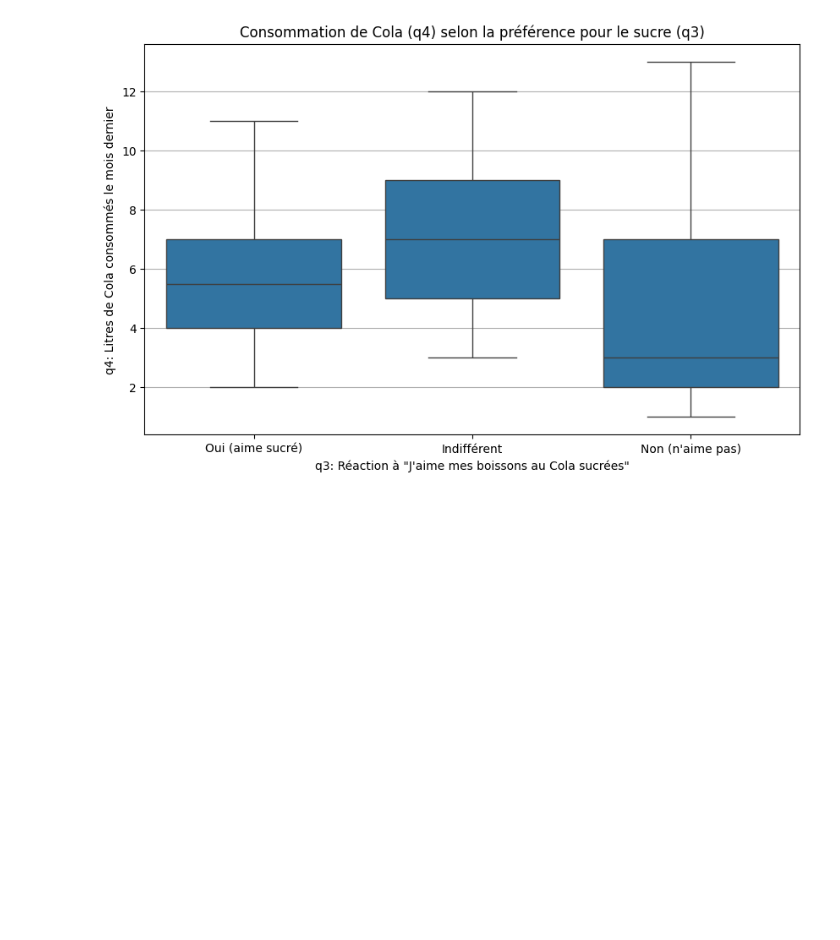
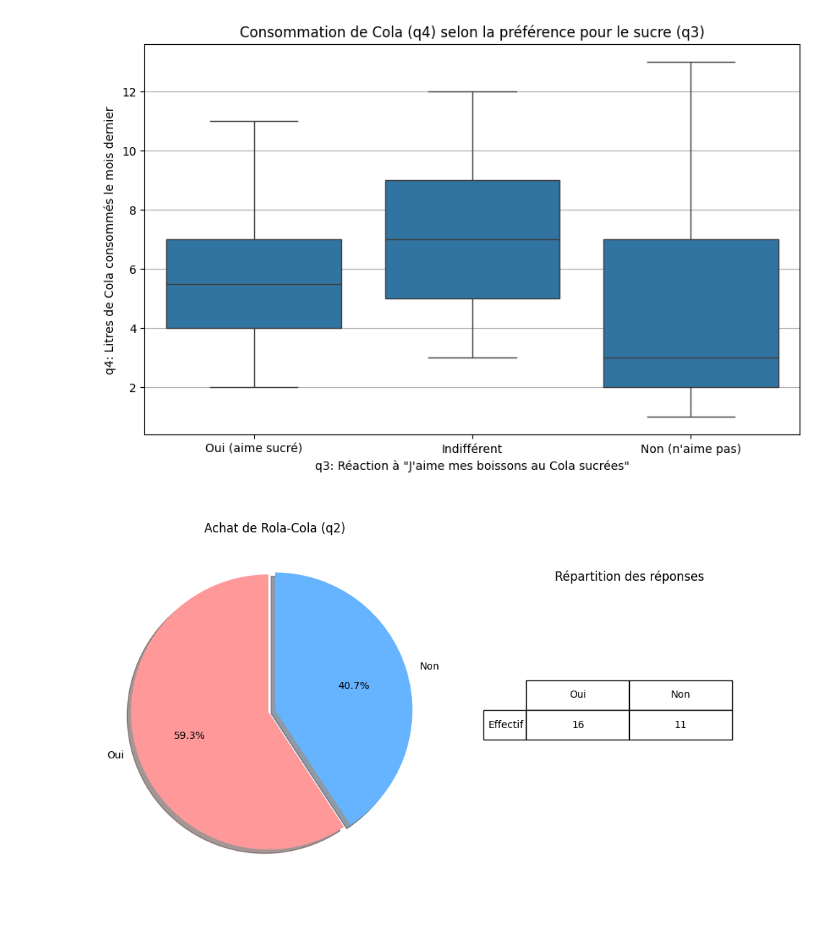
Before and after one commit to HABONIMANA/EXERCICE, a Jupyter notebook: Exemple.ipynb, the cells around one changed output. Drawn from its saved outputs; the diff is of its cells as text; code cells hidden in the pictures; blank space fills up the shorter version.

```diff
--- a/Exemple.ipynb
+++ b/Exemple.ipynb
@@ -175,3 +175,51 @@ Indifférent        13.0  6.923077  2.812518  3.0  5.0  7.0  9.0  12.0
 Non (n'aime pas)   13.0  5.076923  3.616203  1.0  2.0  3.0  7.0  13.0
 Oui (aime sucré)   14.0  5.642857  2.307418  2.0  4.0  5.5  7.0  11.0
 [figure]
+# %%
+import pandas as pd
+import matplotlib.pyplot as plt
+
+# Données brutes (à remplacer par vos données exactes)
+q2_data = [1, 2, 2, 1, 1, 2, 1, 1, 2, 2, 1, 1, 2, 1, 1, 2, 1, 1, 2, 1, 1, 2, 1, 2, 1, 2, 1]
+
+# Création du DataFrame
+df = pd.DataFrame({'q2': q2_data})
+
+# Remplacement des codes
+df['q2'] = df['q2'].map({1: 'Oui', 2: 'Non'})
+
+# Calcul des fréquences
+freq = df['q2'].value_counts()
+
+# Création du diagramme
+plt.figure(figsize=(10, 6))
+plt.subplot(1, 2, 1)  # 1 ligne, 2 colonnes - position 1
+
+# Diagramme en cercle
+patches, texts, autotexts = plt.pie(freq,
+                                   labels=freq.index,
+                                   autopct='%1.1f%%',
+                                   colors=['#ff9999', '#66b3ff'],
+                                   startangle=90,
+                                   explode=(0.05, 0),
+                                   shadow=True)
+
+plt.title('Achat de Rola-Cola (q2)')
+
+# Tableau de fréquences (subplot 2)
+plt.subplot(1, 2, 2)
+plt.axis('off')
+table = plt.table(cellText=[freq.values],
+                 rowLabels=['Effectif'],
+                 colLabels=freq.index,
+                 loc='center',
+                 cellLoc='center',
+                 colWidths=[0.3, 0.3])
+
+table.scale(1, 2)
+plt.title('Répartition des réponses', y=0.8)
+
+plt.tight_layout()
+plt.show()
+# %% [output]
+[figure, added]
```
